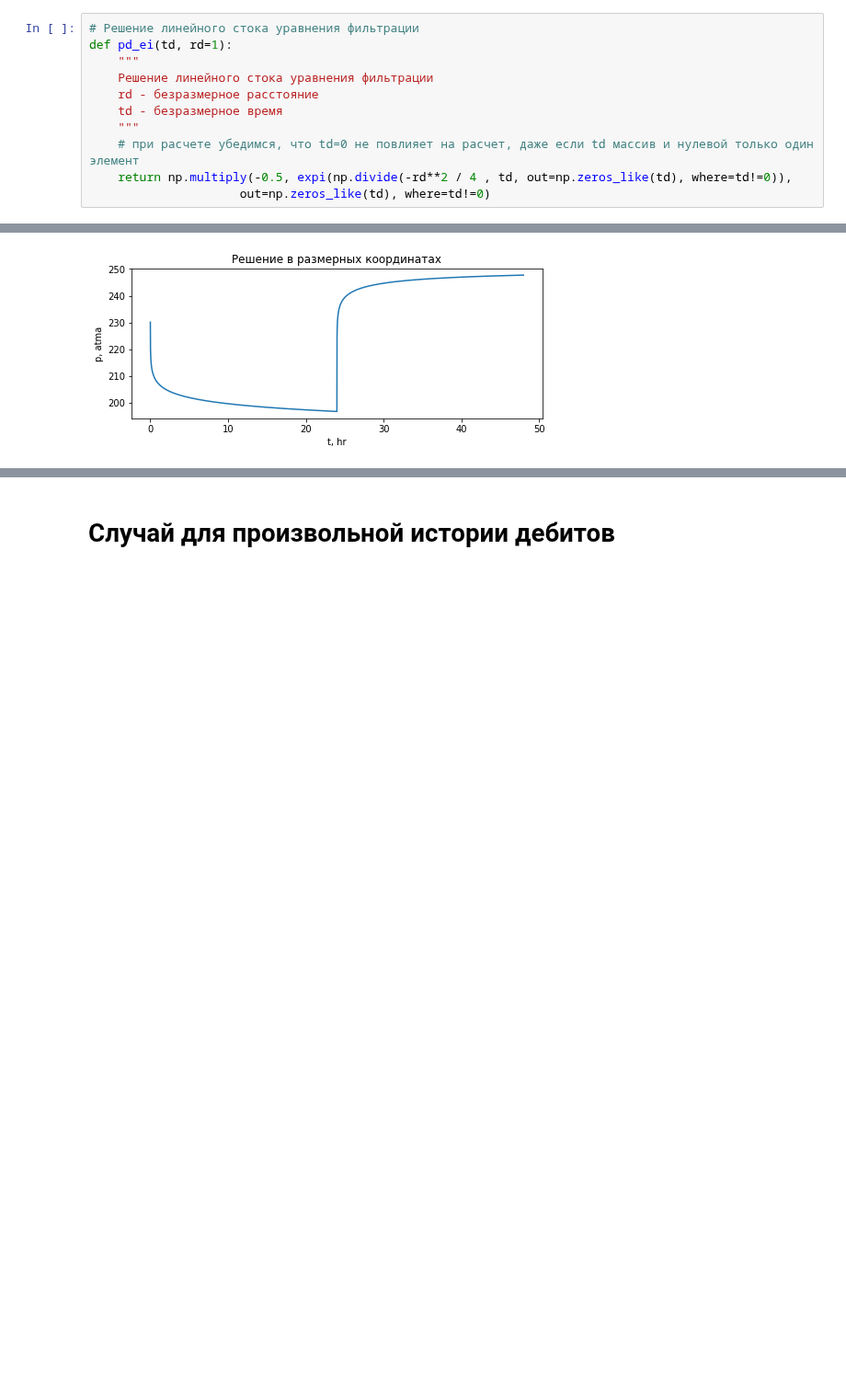
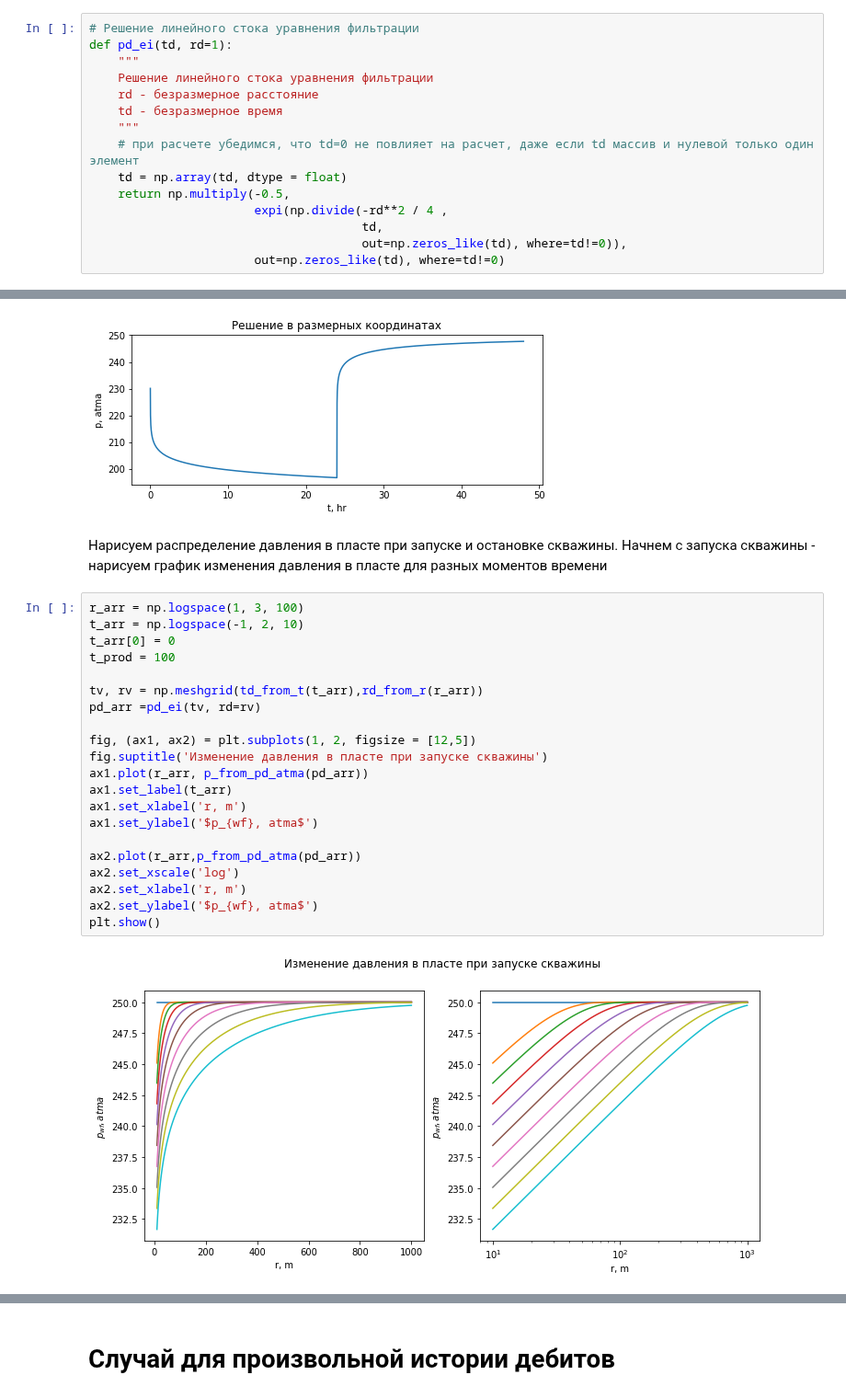
Before and after one commit to khabibullinra/welltest_examples, a Jupyter notebook: jupyter/18_superposition_variable_rate.ipynb, the cells around one changed output, grey strips where cells are left out. Shown at 92% size. Saved outputs shown, nothing was run; the diff lists cells and outputs as text; blank space fills up the shorter version.

```diff
--- a/jupyter/18_superposition_variable_rate.ipynb
+++ b/jupyter/18_superposition_variable_rate.ipynb
@@ -40,5 +42,9 @@ def pd_ei(td, rd=1):
     td - безразмерное время
     """
     # при расчете убедимся, что td=0 не повлияет на расчет, даже если td массив и нулевой только один элемент
-    return np.multiply(-0.5, expi(np.divide(-rd**2 / 4 , td, out=np.zeros_like(td), where=td!=0)),
-                     out=np.zeros_like(td), where=td!=0)
+    td = np.array(td, dtype = float)
+    return np.multiply(-0.5,
+                       expi(np.divide(-rd**2 / 4 ,
+                                      td,
+                                      out=np.zeros_like(td), where=td!=0)),
+                       out=np.zeros_like(td), where=td!=0)
@@ -119,3 +123,29 @@ plt.title('Решение в размерных координатах')
 plt.show()
 # %% [output]
 [figure]
+# %% [markdown]
+Нарисуем распределение давления в пласте при запуске и остановке скважины.
+Начнем с запуска скважины - нарисуем график изменения давления в пласте для разных моментов времени
+# %%
+r_arr = np.logspace(1, 3, 100)
+t_arr = np.logspace(-1, 2, 10)
+t_arr[0] = 0
+t_prod = 100
+
+tv, rv = np.meshgrid(td_from_t(t_arr),rd_from_r(r_arr))
+pd_arr =pd_ei(tv, rd=rv)
+
+fig, (ax1, ax2) = plt.subplots(1, 2, figsize = [12,5])
+fig.suptitle('Изменение давления в пласте при запуске скважины')
+ax1.plot(r_arr, p_from_pd_atma(pd_arr))
+ax1.set_label(t_arr)
+ax1.set_xlabel('r, m')
+ax1.set_ylabel('$p_{wf}, atma$')
+
+ax2.plot(r_arr,p_from_pd_atma(pd_arr))
+ax2.set_xscale('log')
+ax2.set_xlabel('r, m')
+ax2.set_ylabel('$p_{wf}, atma$')
+plt.show()
+# %% [output]
+[figure, added]
```
Also changed, not shown: parts of 23 cells of this notebook, 2 other files.
